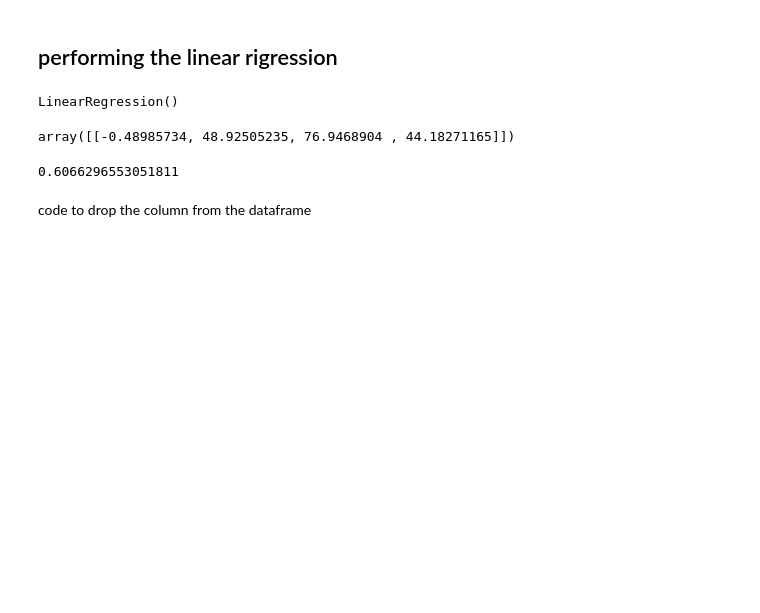
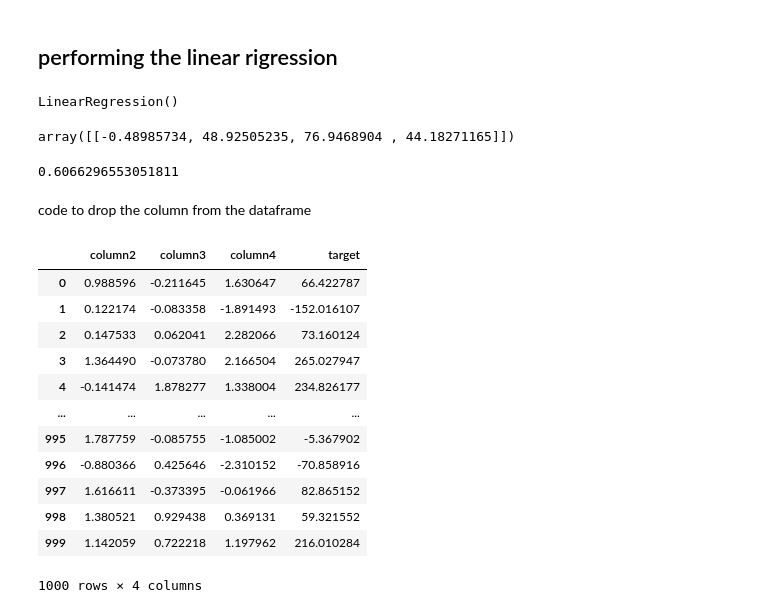
Before and after one commit to okfindme/Machine_learning, a Jupyter notebook: Machine_learning/Multiple_linear_regression/multi_linear_regression.ipynb, the cells around one changed output. Saved outputs shown, nothing was run; the diff lists cells and outputs as text; code cells hidden in the pictures; blank space fills up the shorter version.

```diff
--- a/Machine_learning/Multiple_linear_regression/multi_linear_regression.ipynb
+++ b/Machine_learning/Multiple_linear_regression/multi_linear_regression.ipynb
@@ -70,4 +70,20 @@ print(r2_result)
 # %% [markdown]
 code to drop the column from the dataframe
 # %%
-df.drop(labels=)
+df =df.drop(columns=["column1"]) # droping the column 2 as is not helpful in finding the plane for linear regression
+# %%
+df
+# %% [output]
+|  | column2 | column3 | column4 | target |
+| 0 | 0.988596 | -0.211645 | 1.630647 | 66.422787 |
+| 1 | 0.122174 | -0.083358 | -1.891493 | -152.016107 |
+| 2 | 0.147533 | 0.062041 | 2.282066 | 73.160124 |
+| 3 | 1.364490 | -0.073780 | 2.166504 | 265.027947 |
+| 4 | -0.141474 | 1.878277 | 1.338004 | 234.826177 |
+| ... | ... | ... | ... | ... |
+| 995 | 1.787759 | -0.085755 | -1.085002 | -5.367902 |
+| 996 | -0.880366 | 0.425646 | -2.310152 | -70.858916 |
+| 997 | 1.616611 | -0.373395 | -0.061966 | 82.865152 |
+| 998 | 1.380521 | 0.929438 | 0.369131 | 59.321552 |
+| 999 | 1.142059 | 0.722218 | 1.197962 | 216.010284 |
+1000 rows × 4 columns
```
Also changed, not shown: 3 other files.
